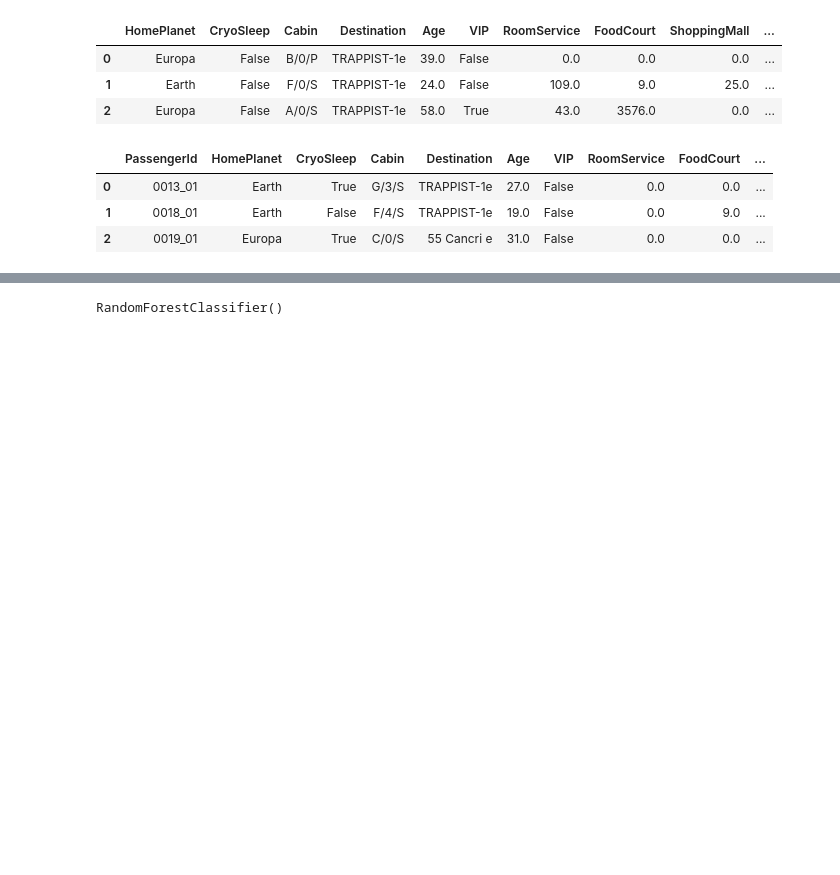
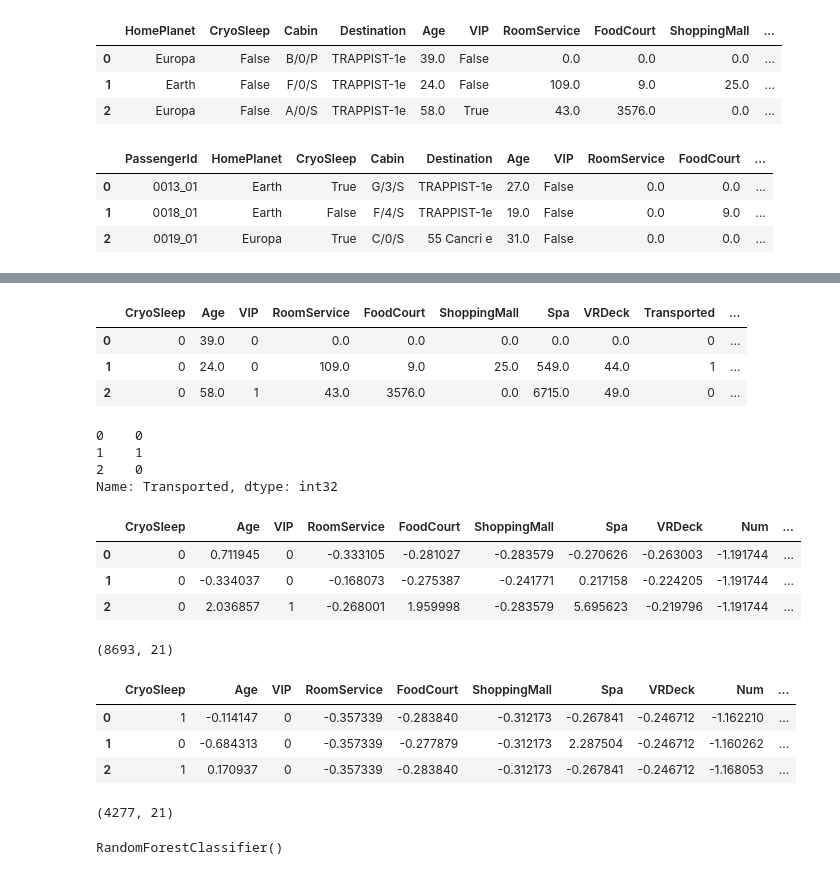
Before and after one commit to isfar12/Machine-Learning, a Jupyter notebook: Contest_journey/spaceship_titanic.ipynb, the cells around one changed output, grey strips where cells are left out. Saved outputs shown, nothing was run; the diff lists cells and outputs as text; code cells hidden in the pictures; blank space fills up the shorter version.

```diff
--- a/Contest_journey/spaceship_titanic.ipynb
+++ b/Contest_journey/spaceship_titanic.ipynb
@@ -359,3 +356,10 @@ x_test_new_df.shape
+# %%
+new_df.head(3)
+# %% [output]
+|  | CryoSleep | Age | VIP | RoomService | FoodCourt | ShoppingMall | Spa | VRDeck | Transported | ... |
+| 0 | 0 | 39.0 | 0 | 0.0 | 0.0 | 0.0 | 0.0 | 0.0 | 0 | ... |
+| 1 | 0 | 24.0 | 0 | 109.0 | 9.0 | 25.0 | 549.0 | 44.0 | 1 | ... |
+| 2 | 0 | 58.0 | 1 | 43.0 | 3576.0 | 0.0 | 6715.0 | 49.0 | 0 | ... |
 # %%
 X=new_df.drop(columns=["Transported"])
 Y=new_df["Transported"]
@@ -372,3 +381,32 @@ x_test_new_df=scaler.transform(x_test_new_df)
+# %%
+Y.head(3)
+# %% [output]
+0    0
+1    1
+2    0
+Name: Transported, dtype: int32
+# %%
+X.head(3)
+# %% [output]
+|  | CryoSleep | Age | VIP | RoomService | FoodCourt | ShoppingMall | Spa | VRDeck | Num | ... |
+| 0 | 0 | 0.711945 | 0 | -0.333105 | -0.281027 | -0.283579 | -0.270626 | -0.263003 | -1.191744 | ... |
+| 1 | 0 | -0.334037 | 0 | -0.168073 | -0.275387 | -0.241771 | 0.217158 | -0.224205 | -1.191744 | ... |
+| 2 | 0 | 2.036857 | 1 | -0.268001 | 1.959998 | -0.283579 | 5.695623 | -0.219796 | -1.191744 | ... |
+# %%
+X.shape
+# %% [output]
+(8693, 21)
+# %%
+x_test_new_df.head(3)
+# %% [output]
+|  | CryoSleep | Age | VIP | RoomService | FoodCourt | ShoppingMall | Spa | VRDeck | Num | ... |
+| 0 | 1 | -0.114147 | 0 | -0.357339 | -0.283840 | -0.312173 | -0.267841 | -0.246712 | -1.162210 | ... |
+| 1 | 0 | -0.684313 | 0 | -0.357339 | -0.277879 | -0.312173 | 2.287504 | -0.246712 | -1.160262 | ... |
+| 2 | 1 | 0.170937 | 0 | -0.357339 | -0.283840 | -0.312173 | -0.267841 | -0.246712 | -1.168053 | ... |
+# %%
+x_test_new_df.shape
+# %% [output]
+(4277, 21)
 # %%
 from sklearn.ensemble import RandomForestClassifier
 
```
Also changed, not shown: parts of 39 cells of this notebook, 5 other files.
